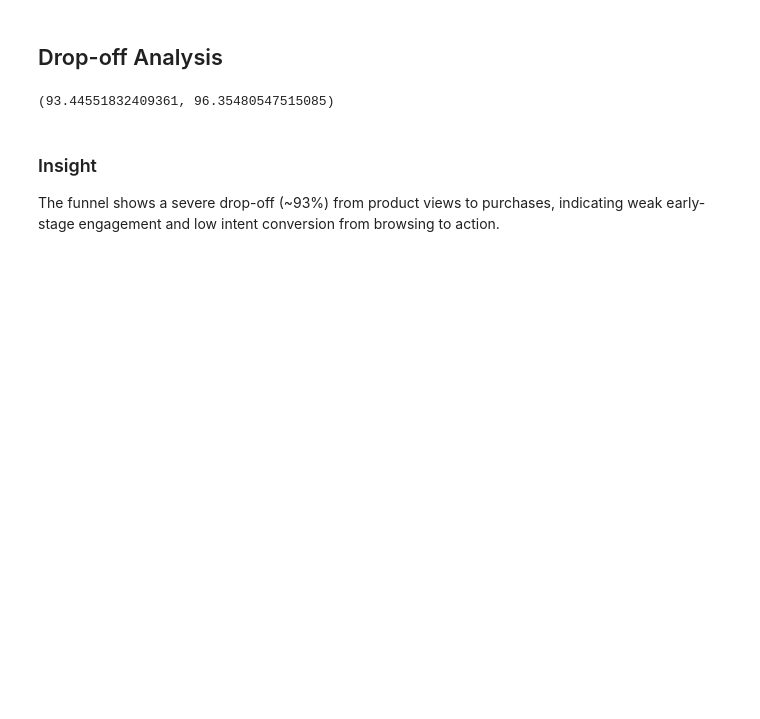
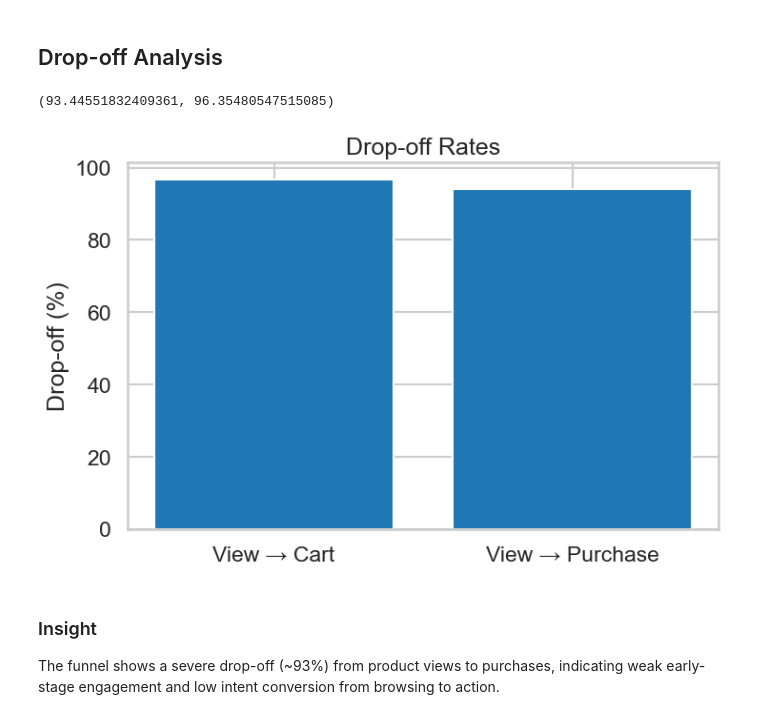
Before and after one commit to MonwabisiThebe/FUTURE_DS_03, a Jupyter notebook: TASK3.ipynb, the cells around one changed output. Drawn from its saved outputs; the diff is of its cells as text; code cells hidden in the pictures; blank space fills up the shorter version.

```diff
--- a/TASK3.ipynb
+++ b/TASK3.ipynb
@@ -134,6 +164,17 @@ drop_view_to_cart = 100 - visit_to_cart
 drop_off_rate, drop_view_to_cart
 # %% [output]
 (93.44551832409361, 96.35480547515085)
+# %%
+drop_offs = [100 - visit_to_cart, 100 - visit_to_purchase]
+
+plt.figure(figsize=(8,5))
+plt.bar(['View → Cart', 'View → Purchase'], drop_offs)
+plt.title("Drop-off Rates")
+plt.ylabel("Drop-off (%)")
+
+plt.show()
+# %% [output]
+[figure, added]
 # %% [markdown]
 ### Insight
 The funnel shows a severe drop-off (~93%) from product views to purchases, indicating weak early-stage engagement and low intent conversion from browsing to action.
```
Also changed, not shown: parts of 2 cells of this notebook.
